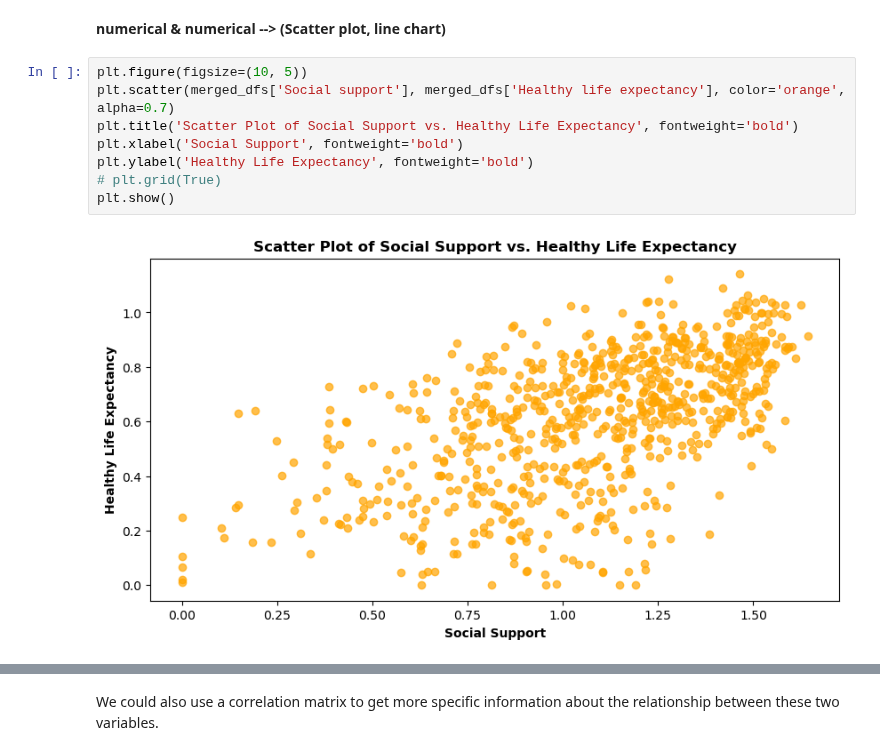
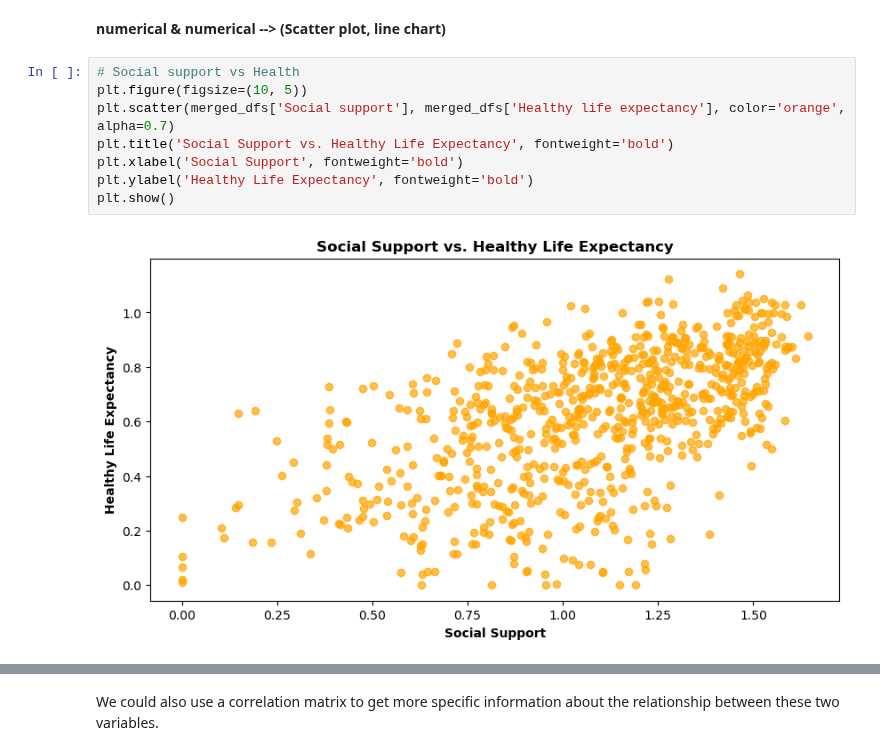
Before and after one commit to Tuwaiq-DS-ML-bootcamp-V-7/Usecase-2, a Jupyter notebook: EDA explain template-(Salman Gassem).ipynb, the cells around one changed output, grey strips where cells are left out. Cells and saved outputs as stored; diff of their text form.

```diff
--- a/EDA explain template-(Salman Gassem).ipynb
+++ b/EDA explain template-(Salman Gassem).ipynb
@@ -1123,12 +1170,12 @@ sns.histplot(
 # %% [markdown]
 **numerical & numerical --> (Scatter plot, line chart)**
 # %%
+# Social support vs Health
 plt.figure(figsize=(10, 5))
 plt.scatter(merged_dfs['Social support'], merged_dfs['Healthy life expectancy'], color='orange', alpha=0.7)
-plt.title('Scatter Plot of Social Support vs. Healthy Life Expectancy', fontweight='bold')
+plt.title('Social Support vs. Healthy Life Expectancy', fontweight='bold')
 plt.xlabel('Social Support', fontweight='bold')
 plt.ylabel('Healthy Life Expectancy', fontweight='bold')
-# plt.grid(True)
 plt.show()
 # %% [output]
-[figure, old version]
+[figure, new version]
```
Also changed, not shown: parts of 49 cells of this notebook.
